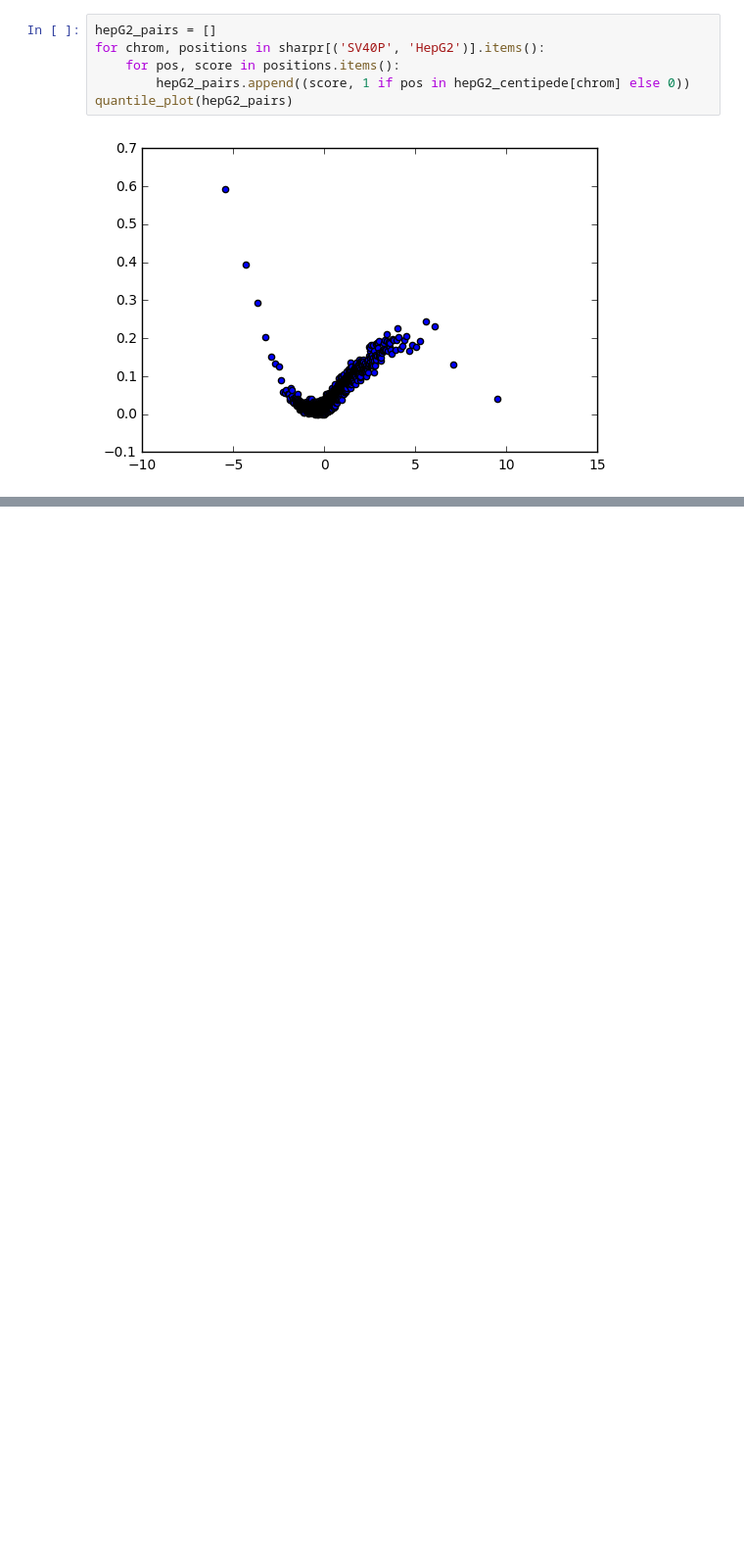
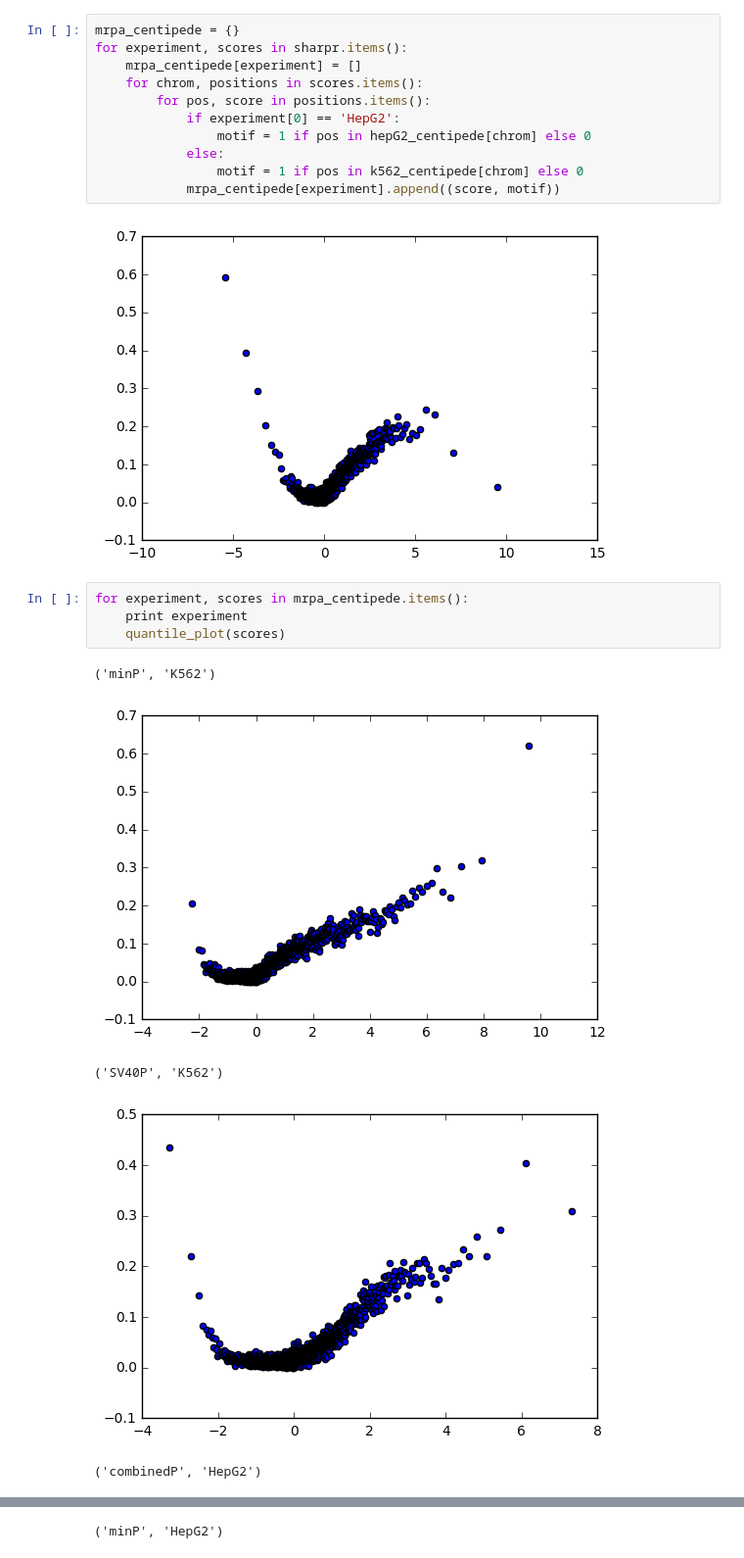
Before and after one commit to irvhsu/cs273b-project, a Jupyter notebook: notebooks/performance_statistics.ipynb, the cells around one changed output, grey strips where cells are left out. Shown at 98% size. Saved outputs shown, nothing was run; the diff lists cells and outputs as text; blank space fills up the shorter version.

```diff
--- a/notebooks/performance_statistics.ipynb
+++ b/notebooks/performance_statistics.ipynb
@@ -125,10 +138,25 @@ with open('../data/centipede/K562_liftover.bed') as regions:
         for pos in range(start, end):
             k562_centipede[chrom][pos] = 1
 # %%
-hepG2_pairs = []
-for chrom, positions in sharpr[('SV40P', 'HepG2')].items():
-    for pos, score in positions.items():
-        hepG2_pairs.append((score, 1 if pos in hepG2_centipede[chrom] else 0))
-quantile_plot(hepG2_pairs)
+mrpa_centipede = {}
+for experiment, scores in sharpr.items():
+    mrpa_centipede[experiment] = []
+    for chrom, positions in scores.items():
+        for pos, score in positions.items():
+            if experiment[0] == 'HepG2':
+                motif = 1 if pos in hepG2_centipede[chrom] else 0
+            else:
+                motif = 1 if pos in k562_centipede[chrom] else 0
+            mrpa_centipede[experiment].append((score, motif))
 # %% [output]
 [figure]
+# %%
+for experiment, scores in mrpa_centipede.items():
+    print experiment
+    quantile_plot(scores)
+# %% [output]
+('minP', 'K562')
+[figure, added]
+('SV40P', 'K562')
+[figure, added]
+('combinedP', 'HepG2')
@@ -134,0 +164 @@ quantile_plot(hepG2_pairs)
+('minP', 'HepG2')
```
Also changed, not shown: parts of 4 cells of this notebook.
